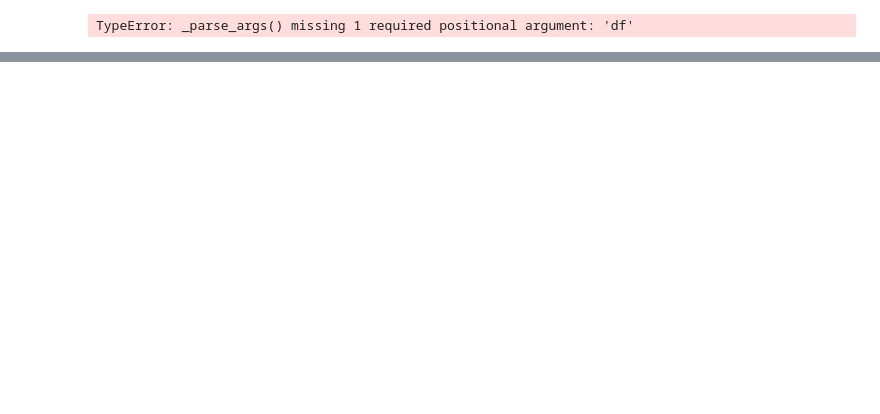
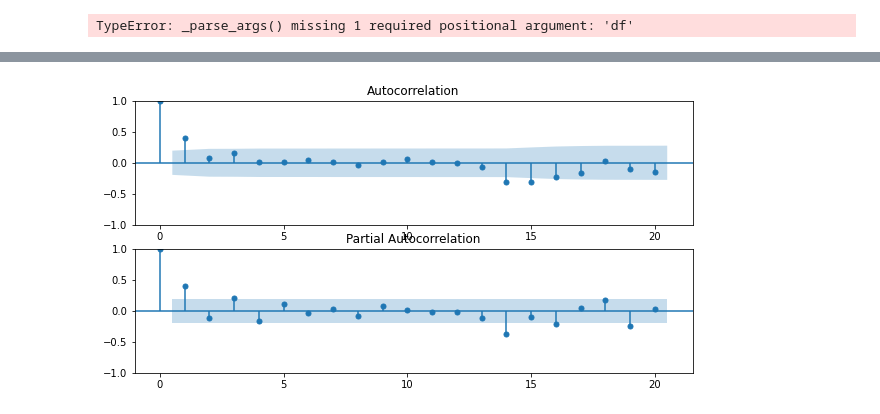
Before and after one commit to MEstrada21/FinTech-545-Spring2023, a Jupyter notebook: Week02/Project/Homework_Week_2.ipynb, the cells around one changed output, grey strips where cells are left out. Drawn from its saved outputs; the diff is of its cells as text; code cells hidden in the pictures; blank space fills up the shorter version.

```diff
--- a/Week02/Project/Homework_Week_2.ipynb
+++ b/Week02/Project/Homework_Week_2.ipynb
@@ -248,0 +244,28 @@ KeyError: 'column_name'
+# %%
+from statsmodels.tsa.arima_process import arma_generate_sample
+import numpy as np
+from statsmodels.tsa.stattools import acf, pacf
+import matplotlib.pyplot as plt
+
+# Simulate MA(1) process
+np.random.seed(123)
+ar = [1]
+ma = [1, 0.5]
+y1 = arma_generate_sample(ar, ma, nsample=100)
+# Simulate MA(2) process
+ar = [1]
+ma = [1, -0.5, 0.2]
+y2 = arma_generate_sample(ar, ma, nsample=100)
+
+# Simulate MA(3) process
+ar = [1]
+ma = [1, -0.5, 0.2, 0.1]
+y3 = arma_generate_sample(ar, ma, nsample=100)
+
+# Plotting the ACF and PACF
+fig, (ax1, ax2) = plt.subplots(2,1, figsize=(10,5))
+plot_acf(y1, lags=20, ax=ax1)
+plot_pacf(y1, lags=20, ax=ax2)
+plt.show()
+# %% [output]
+[figure, added]
```
Also changed, not shown: parts of 7 cells of this notebook, 1 other file.
